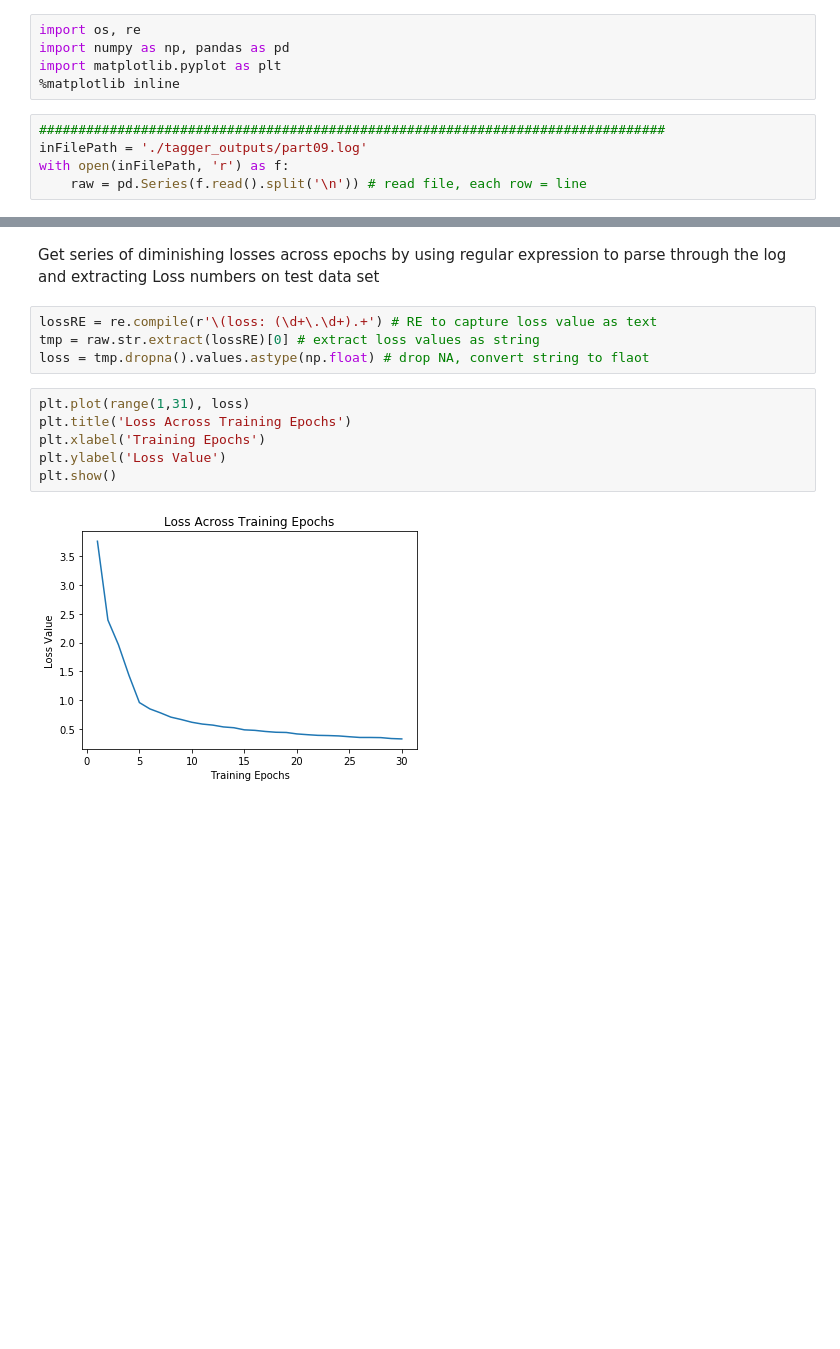
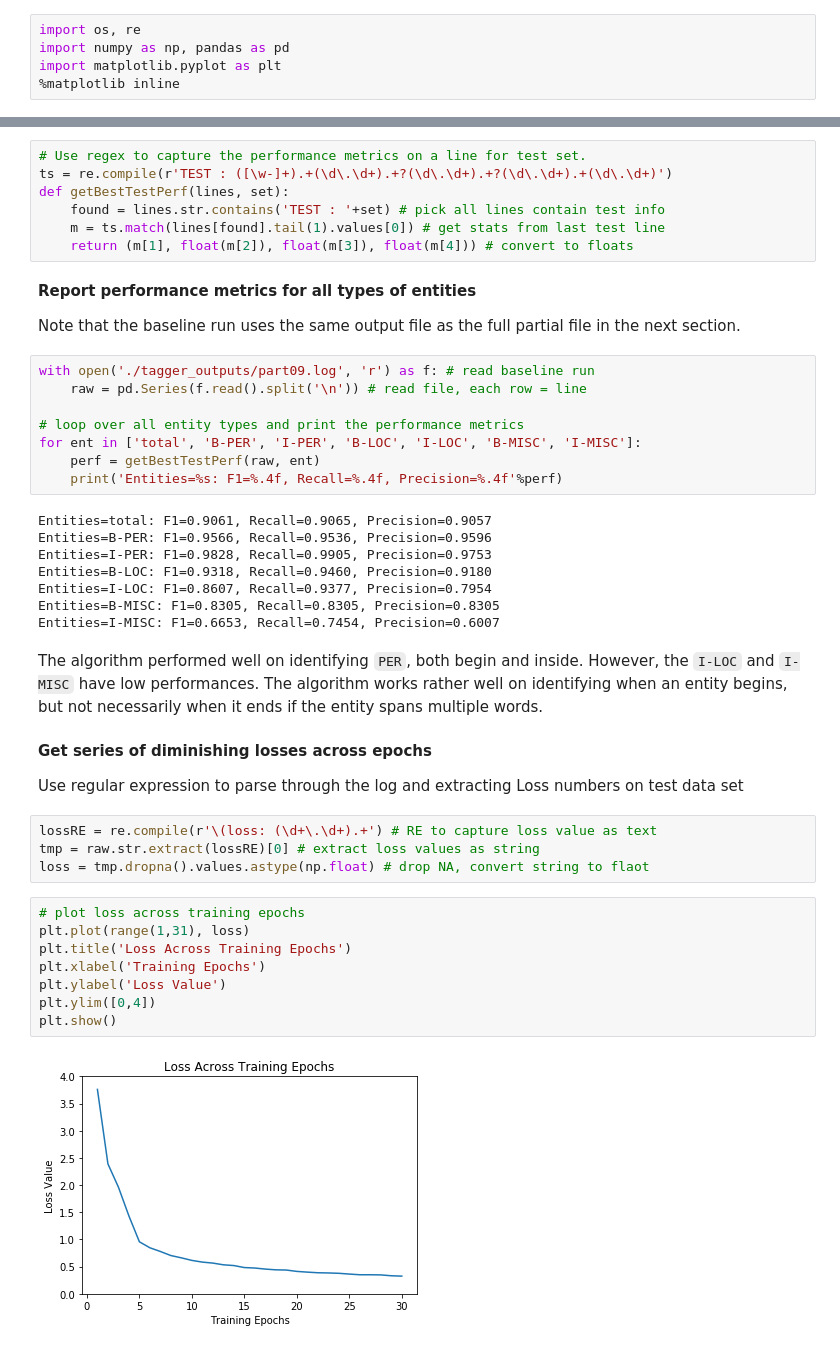
Before and after one commit to dchoi1357/JHU_Misc, a Jupyter notebook: NLP/lab06/Wu_John_Lab06_Analysis.ipynb, the cells around one changed output, grey strips where cells are left out. Drawn from its saved outputs; the diff is of its cells as text; blank space fills up the shorter version.

```diff
--- a/NLP/lab06/Wu_John_Lab06_Analysis.ipynb
+++ b/NLP/lab06/Wu_John_Lab06_Analysis.ipynb
@@ -3,8 +3,3 @@ import os, re
 import numpy as np, pandas as pd
 import matplotlib.pyplot as plt
 %matplotlib inline
-# %%
-################################################################################
-inFilePath = './tagger_outputs/part09.log'
-with open(inFilePath, 'r') as f:
-    raw = pd.Series(f.read().split('\n')) # read file, each row = line
@@ -11,14 +12,47 @@ with open(inFilePath, 'r') as f:
+# %%
+# Use regex to capture the performance metrics on a line for test set.
+ts = re.compile(r'TEST : ([\w-]+).+(\d\.\d+).+?(\d\.\d+).+?(\d\.\d+).+(\d\.\d+)')
+def getBestTestPerf(lines, set):
+    found = lines.str.contains('TEST : '+set) # pick all lines contain test info
+    m = ts.match(lines[found].tail(1).values[0]) # get stats from last test line
+    return (m[1], float(m[2]), float(m[3]), float(m[4])) # convert to floats
+# %% [markdown]
+__Report performance metrics for all types of entities__
+
+Note that the baseline run uses the same output  file as the full partial file in the next section.
+# %%
+with open('./tagger_outputs/part09.log', 'r') as f: # read baseline run
+    raw = pd.Series(f.read().split('\n')) # read file, each row = line
+
+# loop over all entity types and print the performance metrics
+for ent in ['total', 'B-PER', 'I-PER', 'B-LOC', 'I-LOC', 'B-MISC', 'I-MISC']:
+    perf = getBestTestPerf(raw, ent)
+    print('Entities=%s: F1=%.4f, Recall=%.4f, Precision=%.4f'%perf)
+# %% [output]
+Entities=total: F1=0.9061, Recall=0.9065, Precision=0.9057
+Entities=B-PER: F1=0.9566, Recall=0.9536, Precision=0.9596
+Entities=I-PER: F1=0.9828, Recall=0.9905, Precision=0.9753
+Entities=B-LOC: F1=0.9318, Recall=0.9460, Precision=0.9180
+Entities=I-LOC: F1=0.8607, Recall=0.9377, Precision=0.7954
+Entities=B-MISC: F1=0.8305, Recall=0.8305, Precision=0.8305
+Entities=I-MISC: F1=0.6653, Recall=0.7454, Precision=0.6007
+# %% [markdown]
+The algorithm performed well on identifying `PER`, both begin and inside. However, the `I-LOC` and `I-MISC` have low performances. The algorithm works rather well on identifying when an entity begins, but not necessarily when it ends if the entity spans multiple words.
 # %% [markdown]
-Get series of diminishing losses across epochs by using regular expression to parse through the log and extracting Loss numbers on test data set
+__Get series of diminishing losses across epochs__
+
+Use regular expression to parse through the log and extracting Loss numbers on test data set
 # %%
 lossRE = re.compile(r'\(loss: (\d+\.\d+).+') # RE to capture loss value as text
 tmp = raw.str.extract(lossRE)[0] # extract loss values as string
 loss = tmp.dropna().values.astype(np.float) # drop NA, convert string to flaot
 # %%
+# plot loss across training epochs
 plt.plot(range(1,31), loss)
 plt.title('Loss Across Training Epochs')
 plt.xlabel('Training Epochs')
 plt.ylabel('Loss Value')
+plt.ylim([0,4])
 plt.show()
 # %% [output]
-[figure, old version]
+[figure, new version]
```
Also changed, not shown: parts of 23 cells of this notebook, 1 other file.
